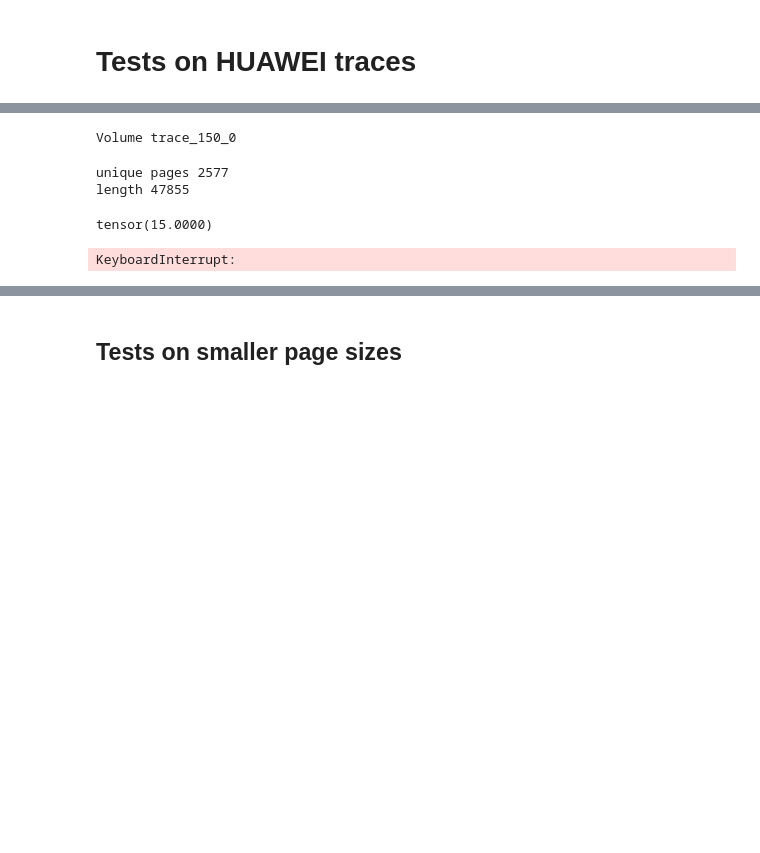
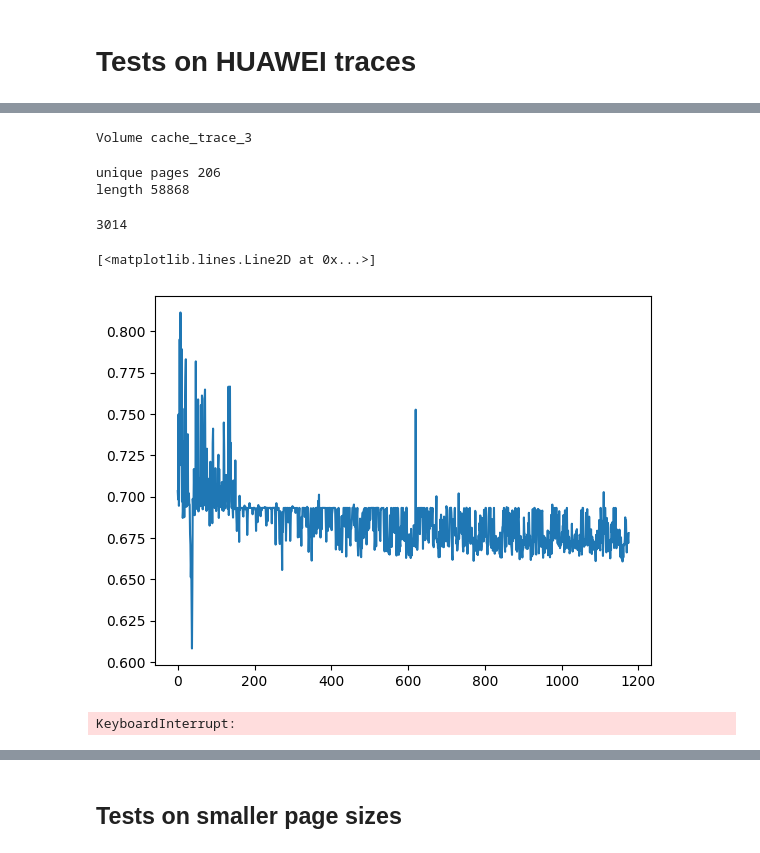
Before and after one commit to rllaskowski/cache-prefetchers, a Jupyter notebook: experiments.ipynb, the cells around one changed output, grey strips where cells are left out. Saved outputs shown, nothing was run; the diff lists cells and outputs as text; code cells hidden in the pictures; blank space fills up the shorter version.

Commit message:
trace

```diff
--- a/experiments.ipynb
+++ b/experiments.ipynb
@@ -162,0 +187,25 @@ sequences = [
+# %%
+import random
+
+from scipy import optimize
+from fieldfm import FieldAwareFactorizationMachineModel
+from torch import ge
+n_samples = 100000
+real_probs = []
+target = []
+N = 10
+
+x = []
+for i in range(n_samples):
+    h = np.random.randint(0, N)
+    a, b = random.sample(range(N), 2)
+    r = random.random()
+
+    if r < generator.transition_matrix[h][a]:
+        y = 1
+    else:
+        y = 0
+
+    x.append([h, a, b])
+    target.append(y)
+    real_probs.append(generator.transition_matrix[h][a])
@@ -416,6 +523,6 @@ all pages length 200375
 # %%
 page_size = 16*1024
-test_dir_name = '3'
+test_dir_name = '2'
 test_set = get_test_set()
 requests = []
 
@@ -428,27 +535,36 @@ for volume_paths in sorted(test_set[test_dir_name])[:1]:
 print("unique pages", len(set(requests)))
 print("length", len(requests))
 # %% [output]
-Volume trace_150_0
+Volume cache_trace_3
-unique pages 2577
-length 47855
+unique pages 206
+length 58868
-# %%
-# bce loss
-criterion = torch.nn.BCELoss()
-
-criterion(torch.Tensor([1]).view(-1, 1), torch.Tensor([.85]).view(-1, 1))
-# %% [output]
-tensor(15.0000)
 # %%
+
+
 from distr_dom import test_on_sequence as test_on_sequence_dom
-misses, misses_history, losses, evict_counts = test_on_sequence_dom(
-    requests, cache_size=16, greedy=False, history_size=14, n_pages=2600, hidden_size=128,
-    n_deltas=128, emb_size=32, delta_emb_size=0, lr=1e-3, train_interval=100,
-    batch_size=128, train_samples=1000, train_next_delta=False, hash_mapping=False,
+config = dict(
+    cache_size=16, greedy=False, history_size=16, n_pages=210, hidden_size=128,
+    n_deltas=2048, emb_size=10, delta_emb_size=32, lr=1e-2, train_interval=100,
+    batch_size=256, train_samples=200, train_next_delta=False, hash_mapping=False,
+    model_class='ffm', wd=0.001,
 )
+misses, misses_history, losses, evict_counts, model = test_on_sequence_dom(requests, **config)
 
 print(misses)
 # %% [output]
-KeyboardInterrupt:
+3014
+# %%
+plt.plot(losses)
+# %% [output]
+[<matplotlib.lines.Line2D at 0x...>]
+[figure, added]
+# %%
+
+misses, misses_history, losses, evict_counts, model = test_on_sequence_dom(requests, **config, from_model=model)
+
+print(misses)
+# %% [output]
+KeyboardInterrupt:
 # %%
 def test_random_evictor(requests: List[int], cache_size: int) -> TestResult:
     cache = set()
```
Also changed, not shown: parts of 13 cells of this notebook, 11 other files.
